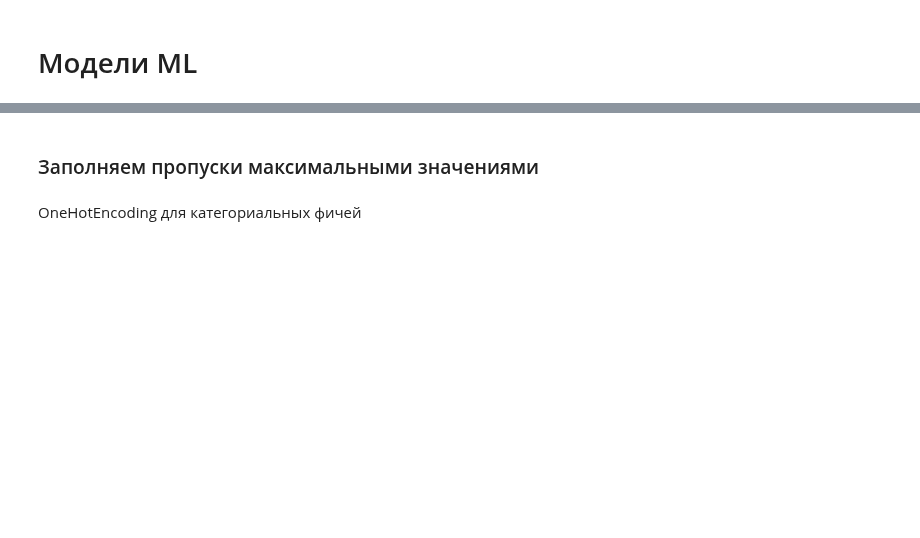
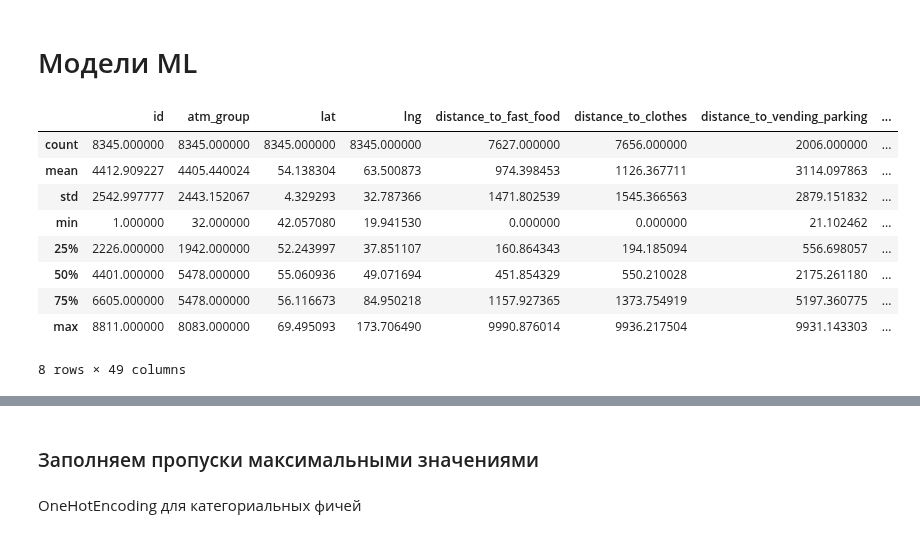
Before and after one commit to Igorkimrb/Search_locations_for_ATMs, a Jupyter notebook: learning/Agg_ML_Models.ipynb, the cells around one changed output, grey strips where cells are left out. Cells and saved outputs as stored; diff of their text form; code cells hidden in the pictures; blank space fills up the shorter version.

```diff
--- a/learning/Agg_ML_Models.ipynb
+++ b/learning/Agg_ML_Models.ipynb
@@ -10,4 +50,17 @@ df_target = pd.read_csv('../data/train.csv', sep = ',')
 df = df.merge(df_target[['id', 'target']], how='left', on='id')
+# %%
+df.describe()
+# %% [output]
+|  | id | atm_group | lat | lng | distance_to_fast_food | distance_to_clothes | distance_to_vending_parking | ... |
+| count | 8345.000000 | 8345.000000 | 8345.000000 | 8345.000000 | 7627.000000 | 7656.000000 | 2006.000000 | ... |
+| mean | 4412.909227 | 4405.440024 | 54.138304 | 63.500873 | 974.398453 | 1126.367711 | 3114.097863 | ... |
+| std | 2542.997777 | 2443.152067 | 4.329293 | 32.787366 | 1471.802539 | 1545.366563 | 2879.151832 | ... |
+| min | 1.000000 | 32.000000 | 42.057080 | 19.941530 | 0.000000 | 0.000000 | 21.102462 | ... |
+| 25% | 2226.000000 | 1942.000000 | 52.243997 | 37.851107 | 160.864343 | 194.185094 | 556.698057 | ... |
+| 50% | 4401.000000 | 5478.000000 | 55.060936 | 49.071694 | 451.854329 | 550.210028 | 2175.261180 | ... |
+| 75% | 6605.000000 | 5478.000000 | 56.116673 | 84.950218 | 1157.927365 | 1373.754919 | 5197.360775 | ... |
+| max | 8811.000000 | 8083.000000 | 69.495093 | 173.706490 | 9990.876014 | 9936.217504 | 9931.143303 | ... |
+8 rows × 49 columns
 # %%
 df.info()
 # %% [output]
```
Also changed, not shown: parts of 44 cells of this notebook, 11 other files.
